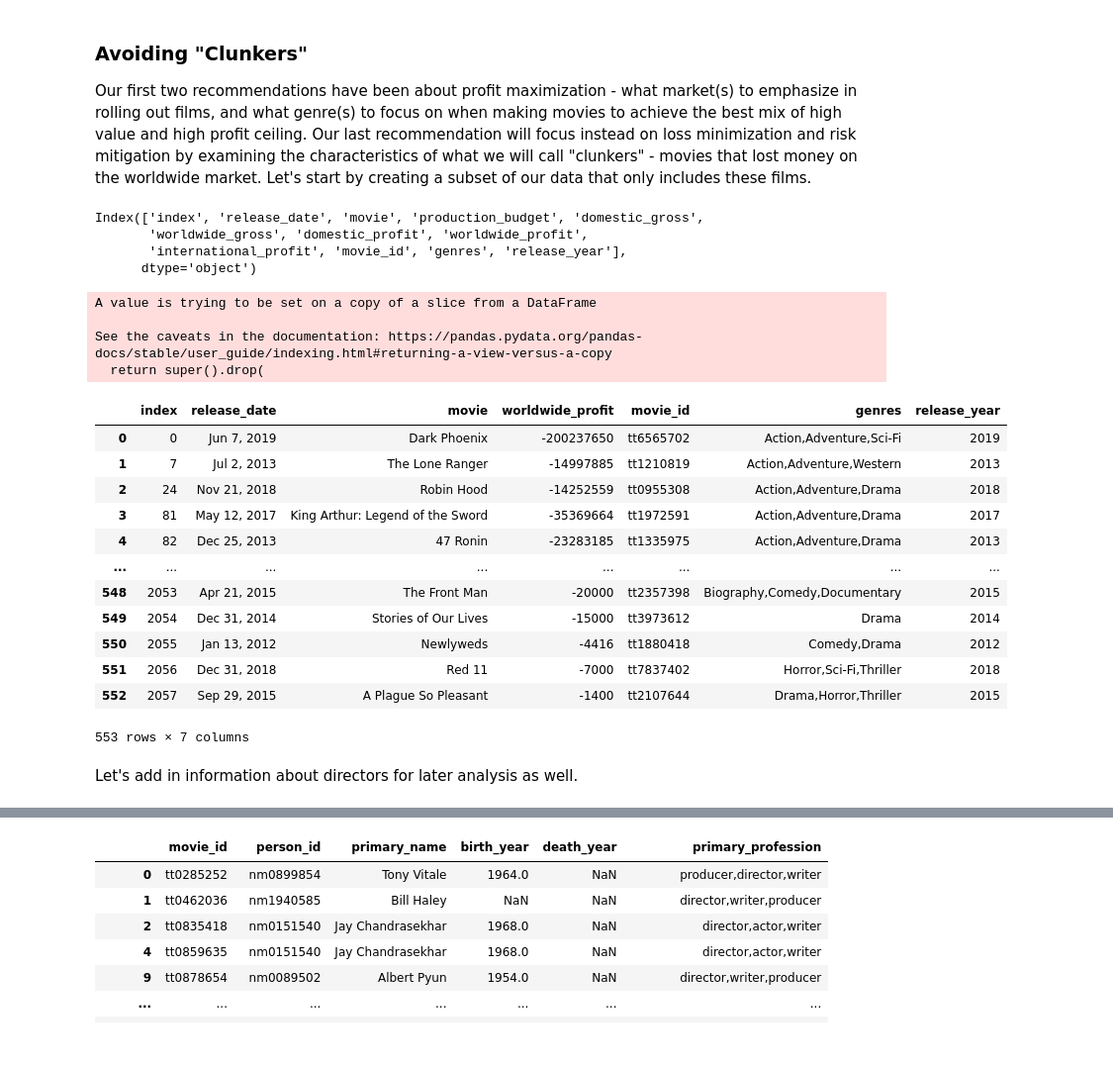
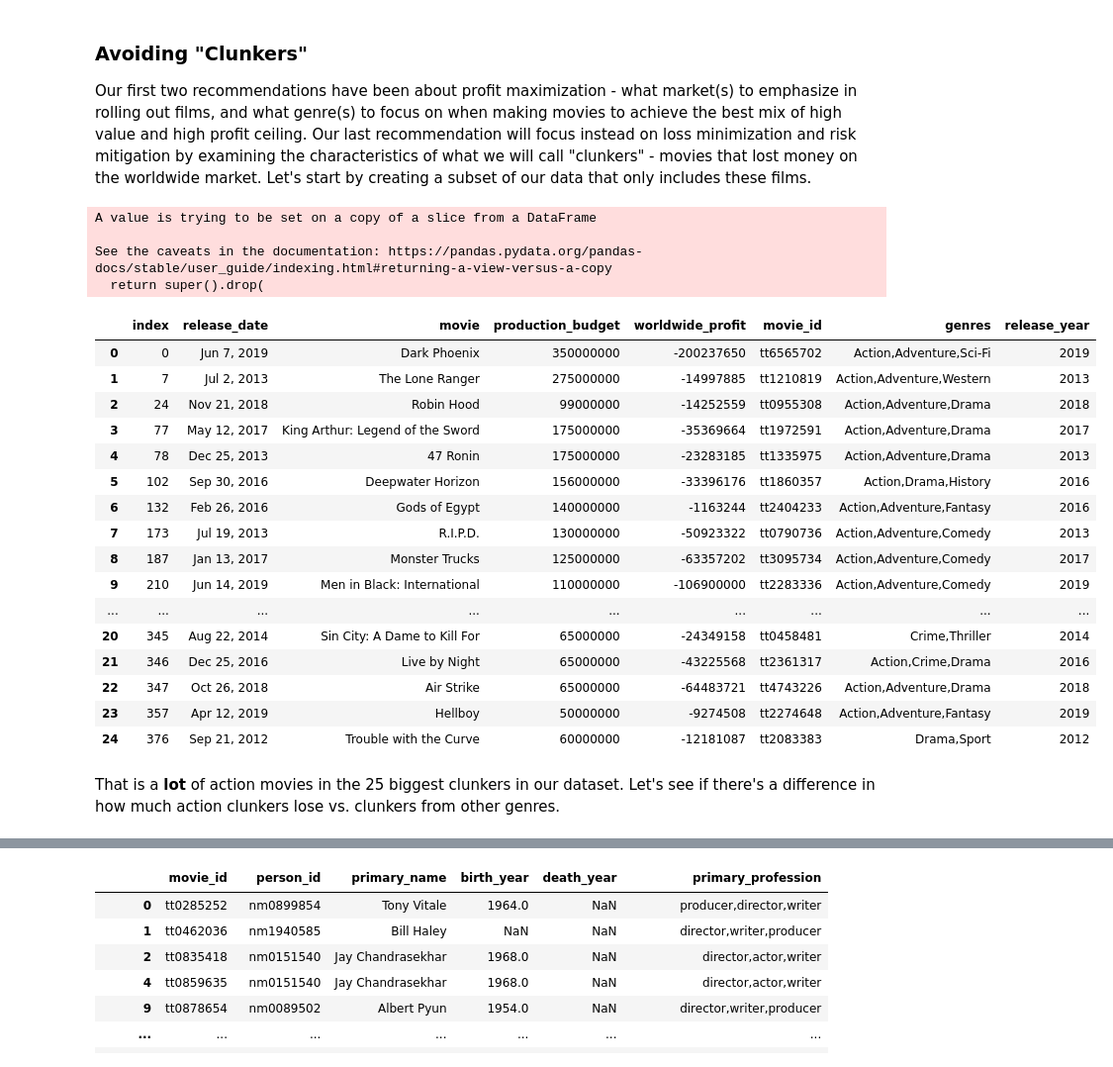
Before and after one commit to emgerber88/Microsoft-Movie-Recommendations, a Jupyter notebook: Phase_1_Project_Scratch_Work.ipynb, the cells around one changed output, grey strips where cells are left out. Shown: that part at 99% size. Drawn from its saved outputs; the diff is of its cells as text; code cells hidden in the pictures.

```diff
--- a/Phase_1_Project_Scratch_Work.ipynb
+++ b/Phase_1_Project_Scratch_Work.ipynb
@@ -47,5 +90,5 @@ movie_finances['worldwide_gross'] = movie_finances['worldwide_gross'].apply(lamb
 # %%
-# then strip ',' from each string
-movie_finances['production_budget'] = movie_finances['production_budget'].apply(lambda x: x.replace(',', ""))
-movie_finances['domestic_gross'] = movie_finances['domestic_gross'].apply(lambda x: x.replace(',', ""))
-movie_finances['worldwide_gross'] = movie_finances['worldwide_gross'].apply(lambda x: x.replace(',', ""))
+# change dtype to int
+movie_finances['production_budget'] = movie_finances['production_budget'].astype(int)
+movie_finances['domestic_gross'] = movie_finances['domestic_gross'].astype(int)
+movie_finances['worldwide_gross'] = movie_finances['worldwide_gross'].astype(int)
@@ -143,5 +166,6 @@ movie_info
 # %%
-movies_last_decade = movie_info.loc[movie_information['release_year'] >= 2012]
+movies_last_decade = movie_info.loc[movie_info['release_year'] >= 2012]
 movies_last_decade.reset_index(inplace = True)
+movies_last_decade.drop('index', axis = 1, inplace = True)
 movies_last_decade
 # %% [output]
@@ -207,8 +237,10 @@ movies_last_decade.loc[movies_last_decade['release_year'] == 2020]
 # %% [markdown]
 There is only one film in our dataset from 2020, so we can remove that row individually:
 # %%
+# remove row by index
 movies_last_decade.drop(285, inplace = True)
-movies_last_decade.reset_index()
+movies_last_decade.reset_index(inplace = True)
+movies_last_decade.drop('index', axis = 1, inplace = True)
 movies_last_decade
 # %% [output]
 A value is trying to be set on a copy of a slice from a DataFrame
@@ -230,0 +265,9 @@ See the caveats in the documentation: https://pandas.pydata.org/pandas-docs/stab
+# %%
+# find movies with no revenue worldwide
+no_revenue = movies_last_decade.loc[movies_last_decade['worldwide_gross'] == 0]
+
+# drop these movies from our dataset
+movies_last_decade.drop(no_revenue.index, inplace = True)
+movies_last_decade.reset_index(inplace = True)
+movies_last_decade.drop('index', axis = 1, inplace = True)
+movies_last_decade
@@ -495,35 +568,33 @@ The genre characteristics that, on average, provide the best mix of value and pr
 # %% [markdown]
 ### Avoiding "Clunkers"
 Our first two recommendations have been about profit maximization - what market(s) to emphasize in rolling out films, and what genre(s) to focus on when making movies to achieve the best mix of high value and high profit ceiling. Our last recommendation will focus instead on loss minimization and risk mitigation by examining the characteristics of what we will call "clunkers" - movies that lost money on the worldwide market. Let's start by creating a subset of our data that only includes these films.
-# %%
-movies_last_decade.columns
-# %% [output]
-Index(['index', 'release_date', 'movie', 'production_budget', 'domestic_gross',
-       'worldwide_gross', 'domestic_profit', 'worldwide_profit',
-       'international_profit', 'movie_id', 'genres', 'release_year'],
-      dtype='object')
 # %%
+# create a clunkers subset, drop unnecessary columns, and examine the head
 clunkers = movies_last_decade.loc[movies_last_decade['worldwide_profit'] <= 0]
-clunkers.drop(['index', 'production_budget', 'domestic_gross', 'worldwide_gross', 'domestic_profit', 'international_profit'], axis = 1, inplace = True)
+clunkers.drop(['domestic_gross', 'worldwide_gross', 'domestic_profit', 'international_profit'], axis = 1, inplace = True)
 clunkers.reset_index(inplace = True)
-clunkers
+clunkers.head(25)
 # %% [output]
 A value is trying to be set on a copy of a slice from a DataFrame
 
 See the caveats in the documentation: https://pandas.pydata.org/pandas-docs/stable/user_guide/indexing.html#returning-a-view-versus-a-copy
   return super().drop(
-|  | index | release_date | movie | worldwide_profit | movie_id | genres | release_year |
-| 0 | 0 | Jun 7, 2019 | Dark Phoenix | -200237650 | tt6565702 | Action,Adventure,Sci-Fi | 2019 |
-| 1 | 7 | Jul 2, 2013 | The Lone Ranger | -14997885 | tt1210819 | Action,Adventure,Western | 2013 |
-| 2 | 24 | Nov 21, 2018 | Robin Hood | -14252559 | tt0955308 | Action,Adventure,Drama | 2018 |
-| 3 | 81 | May 12, 2017 | King Arthur: Legend of the Sword | -35369664 | tt1972591 | Action,Adventure,Drama | 2017 |
-| 4 | 82 | Dec 25, 2013 | 47 Ronin | -23283185 | tt1335975 | Action,Adventure,Drama | 2013 |
-| ... | ... | ... | ... | ... | ... | ... | ... |
-| 548 | 2053 | Apr 21, 2015 | The Front Man | -20000 | tt2357398 | Biography,Comedy,Documentary | 2015 |
-| 549 | 2054 | Dec 31, 2014 | Stories of Our Lives | -15000 | tt3973612 | Drama | 2014 |
-| 550 | 2055 | Jan 13, 2012 | Newlyweds | -4416 | tt1880418 | Comedy,Drama | 2012 |
-| 551 | 2056 | Dec 31, 2018 | Red 11 | -7000 | tt7837402 | Horror,Sci-Fi,Thriller | 2018 |
-| 552 | 2057 | Sep 29, 2015 | A Plague So Pleasant | -1400 | tt2107644 | Drama,Horror,Thriller | 2015 |
+|  | index | release_date | movie | production_budget | worldwide_profit | movie_id | genres | release_year |
+| 0 | 0 | Jun 7, 2019 | Dark Phoenix | 350000000 | -200237650 | tt6565702 | Action,Adventure,Sci-Fi | 2019 |
+| 1 | 7 | Jul 2, 2013 | The Lone Ranger | 275000000 | -14997885 | tt1210819 | Action,Adventure,Western | 2013 |
+| 2 | 24 | Nov 21, 2018 | Robin Hood | 99000000 | -14252559 | tt0955308 | Action,Adventure,Drama | 2018 |
+| 3 | 77 | May 12, 2017 | King Arthur: Legend of the Sword | 175000000 | -35369664 | tt1972591 | Action,Adventure,Drama | 2017 |
+| 4 | 78 | Dec 25, 2013 | 47 Ronin | 175000000 | -23283185 | tt1335975 | Action,Adventure,Drama | 2013 |
+| 5 | 102 | Sep 30, 2016 | Deepwater Horizon | 156000000 | -33396176 | tt1860357 | Action,Drama,History | 2016 |
+| 6 | 132 | Feb 26, 2016 | Gods of Egypt | 140000000 | -1163244 | tt2404233 | Action,Adventure,Fantasy | 2016 |
+| 7 | 173 | Jul 19, 2013 | R.I.P.D. | 130000000 | -50923322 | tt0790736 | Action,Adventure,Comedy | 2013 |
+| 8 | 187 | Jan 13, 2017 | Monster Trucks | 125000000 | -63357202 | tt3095734 | Action,Adventure,Comedy | 2017 |
+| 9 | 210 | Jun 14, 2019 | Men in Black: International | 110000000 | -106900000 | tt2283336 | Action,Adventure,Comedy | 2019 |
+| ... | ... | ... | ... | ... | ... | ... | ... | ... |
+| 20 | 345 | Aug 22, 2014 | Sin City: A Dame to Kill For | 65000000 | -24349158 | tt0458481 | Crime,Thriller | 2014 |
+| 21 | 346 | Dec 25, 2016 | Live by Night | 65000000 | -43225568 | tt2361317 | Action,Crime,Drama | 2016 |
+| 22 | 347 | Oct 26, 2018 | Air Strike | 65000000 | -64483721 | tt4743226 | Action,Adventure,Drama | 2018 |
+| 23 | 357 | Apr 12, 2019 | Hellboy | 50000000 | -9274508 | tt2274648 | Action,Adventure,Fantasy | 2019 |
+| 24 | 376 | Sep 21, 2012 | Trouble with the Curve | 60000000 | -12181087 | tt2083383 | Drama,Sport | 2012 |
-553 rows × 7 columns
-# %% [markdown]
-Let's add in information about directors for later analysis as well.
+# %% [markdown]
+That is a **lot** of action movies in the 25 biggest clunkers in our dataset. Let's see if there's a difference in how much action clunkers lose vs. clunkers from other genres.
```
Also changed, not shown: parts of 82 cells of this notebook.
